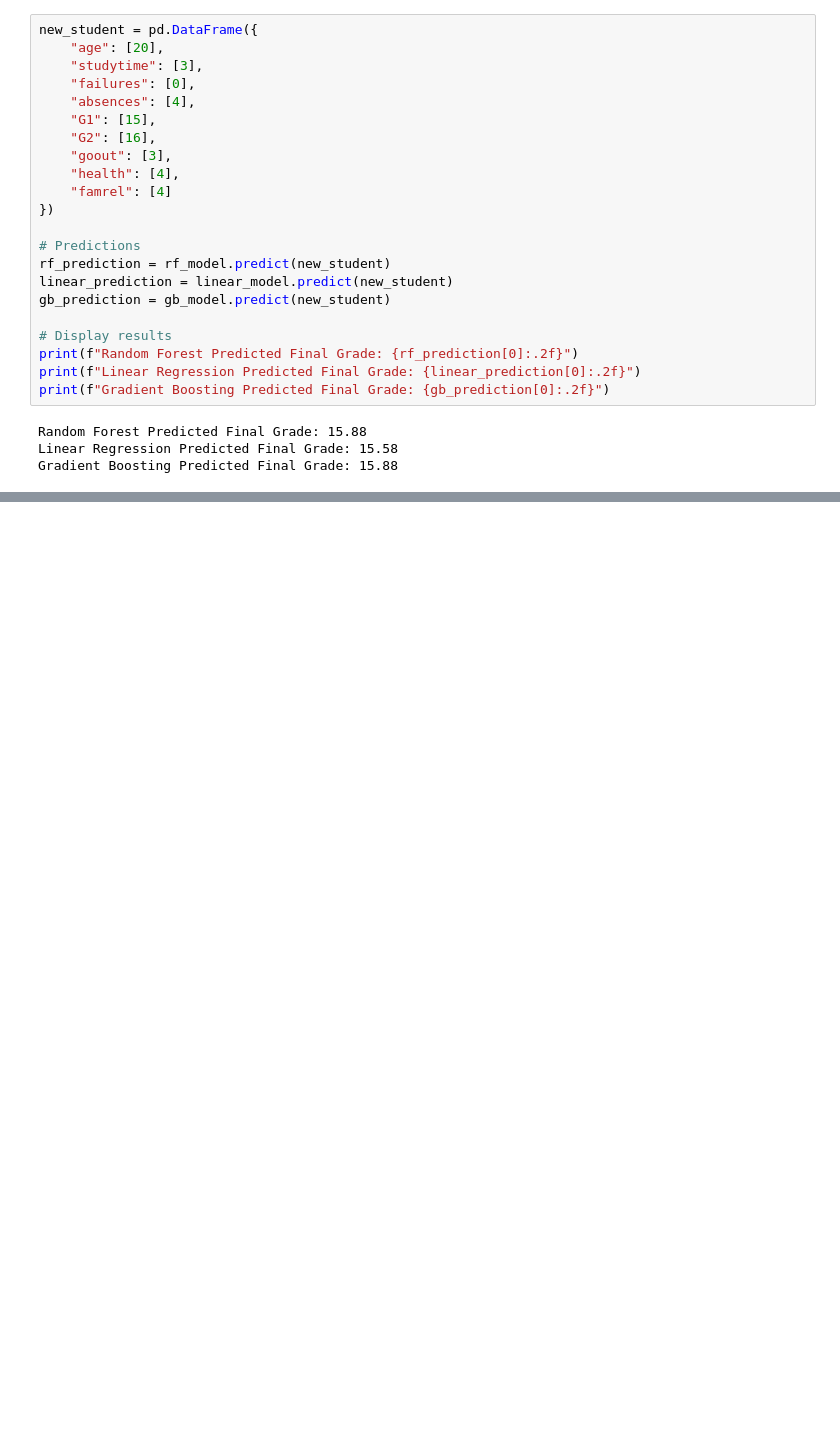
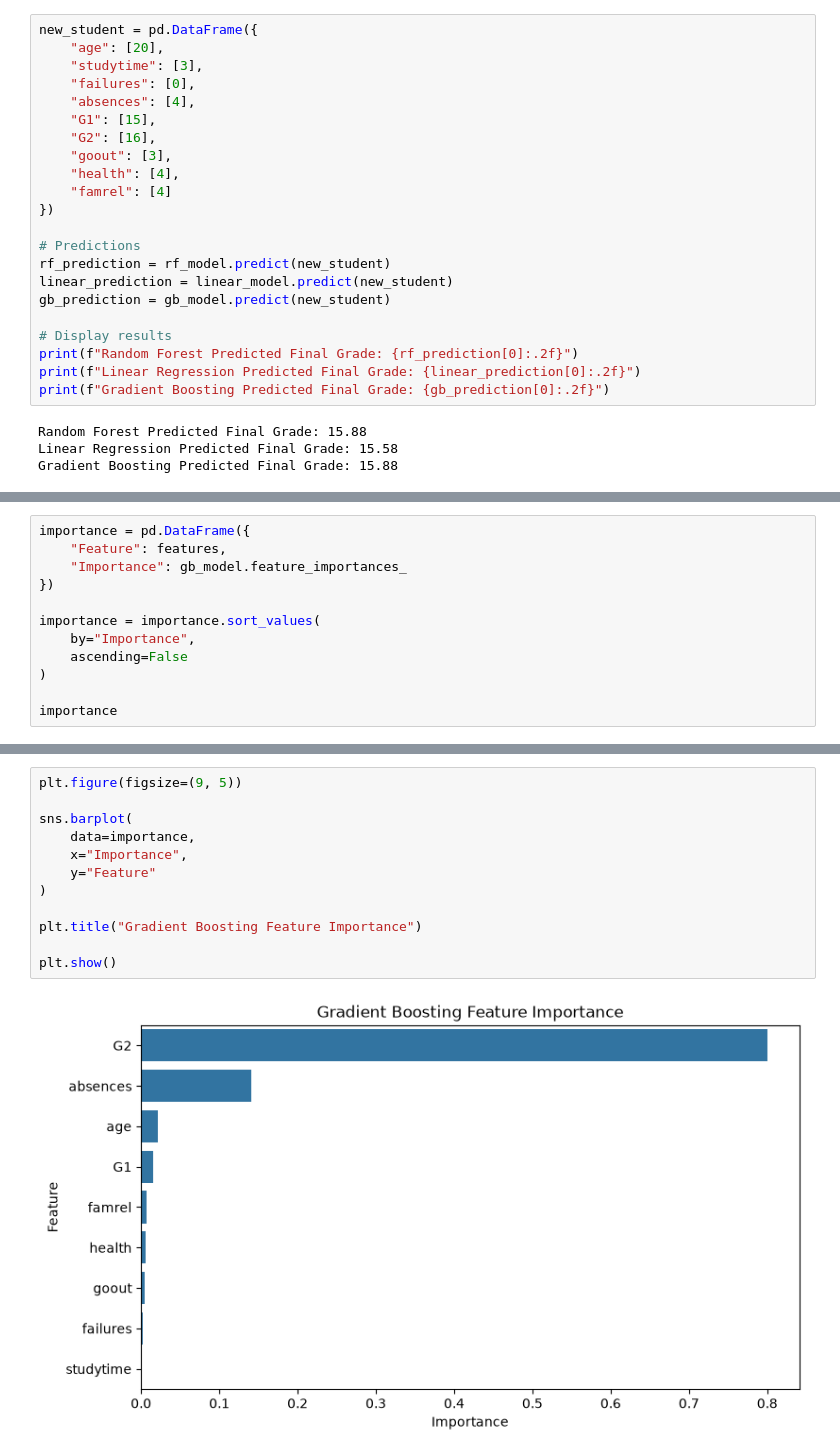
Before and after one commit to Nimindu04/student-performance-prediction, a Jupyter notebook: Student Performance Prediction.ipynb, the cells around one changed output, grey strips where cells are left out. Drawn from its saved outputs; the diff is of its cells as text; blank space fills up the shorter version.

```diff
--- a/Student Performance Prediction.ipynb
+++ b/Student Performance Prediction.ipynb
@@ -357,0 +399,12 @@ Gradient Boosting Predicted Final Grade: 15.88
+# %%
+importance = pd.DataFrame({
+    "Feature": features,
+    "Importance": gb_model.feature_importances_
+})
+
+importance = importance.sort_values(
+    by="Importance",
+    ascending=False
+)
+
+importance
@@ -357,0 +422,14 @@ Gradient Boosting Predicted Final Grade: 15.88
+# %%
+plt.figure(figsize=(9, 5))
+
+sns.barplot(
+    data=importance,
+    x="Importance",
+    y="Feature"
+)
+
+plt.title("Gradient Boosting Feature Importance")
+
+plt.show()
+# %% [output]
+[figure, added]
```
Also changed, not shown: parts of 8 cells of this notebook.
